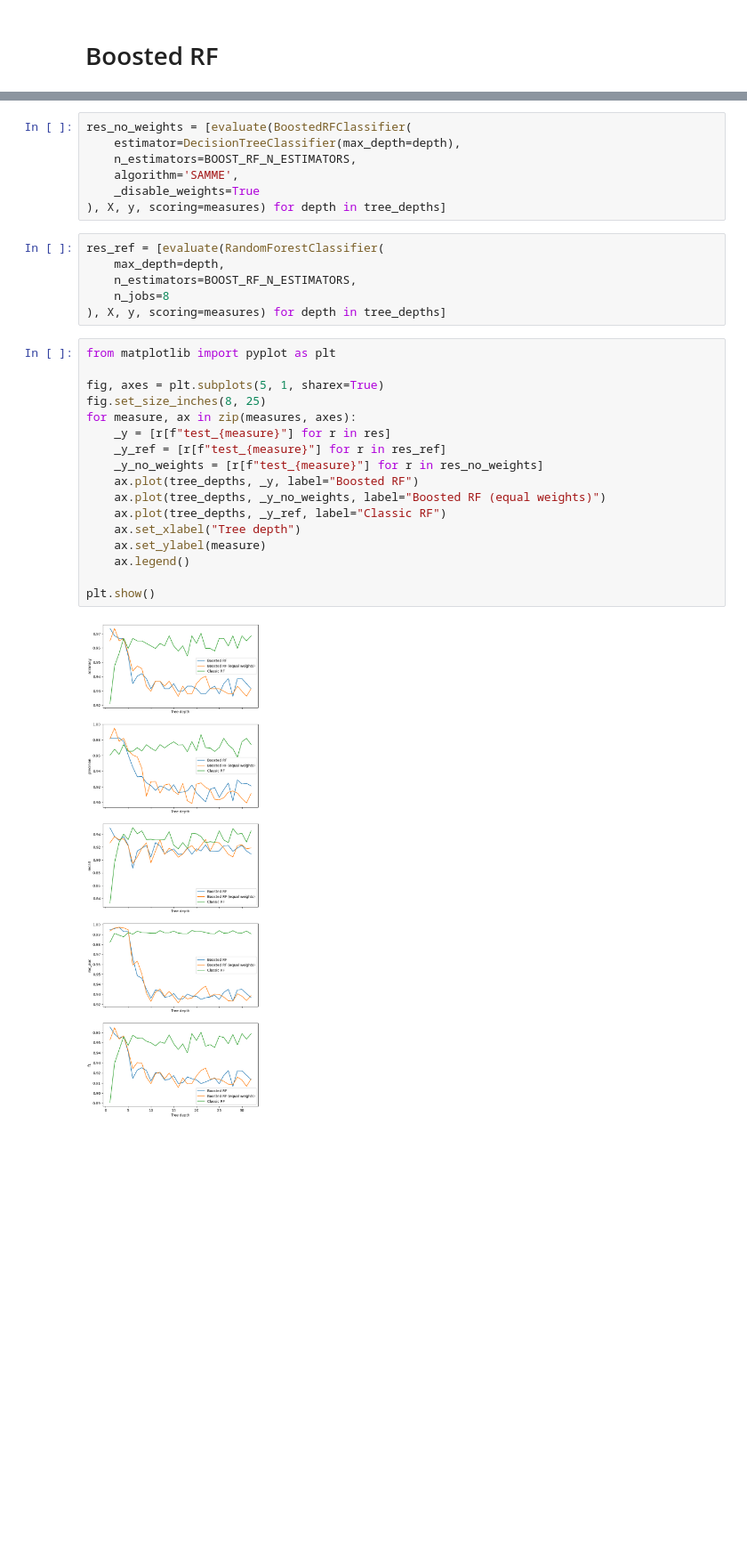
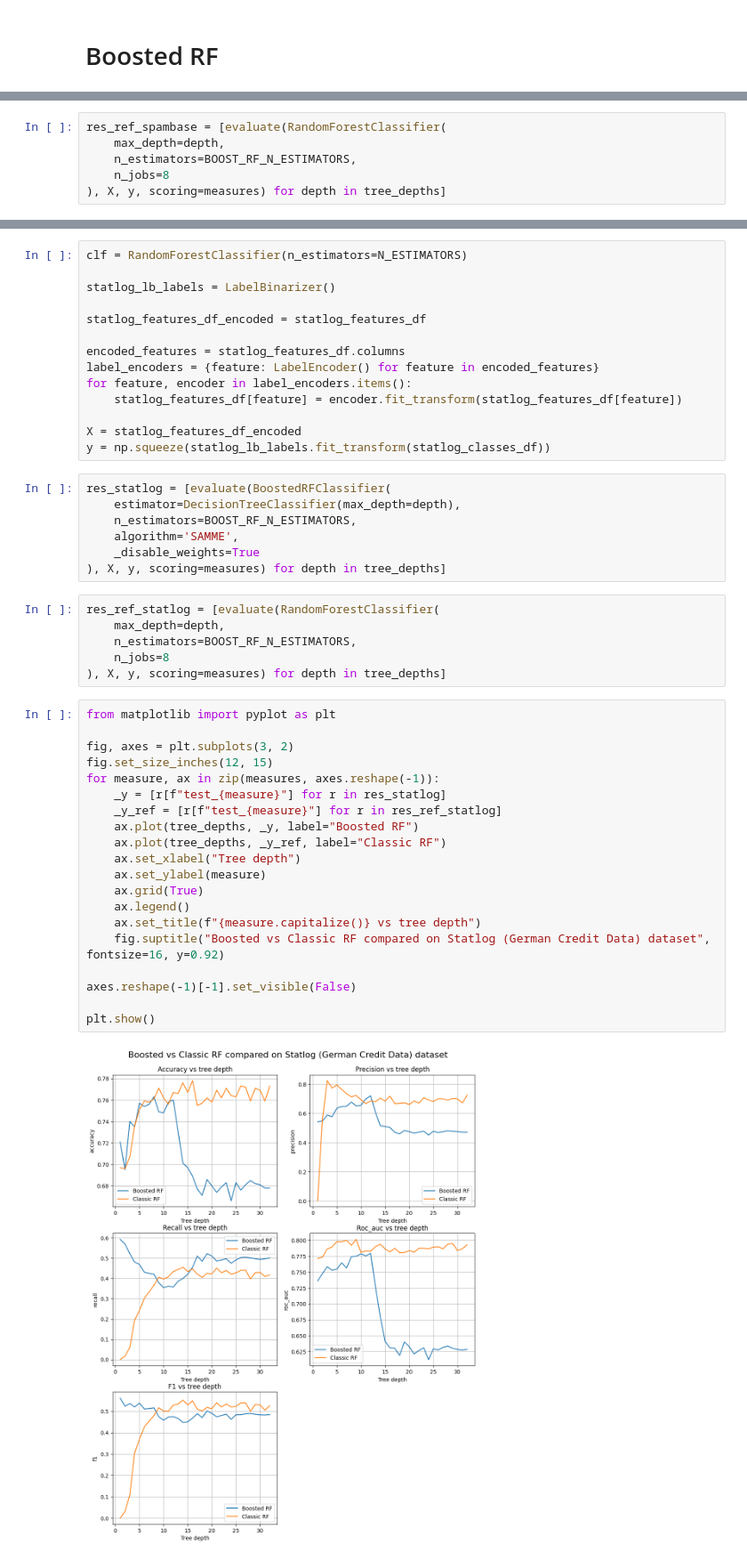
Before and after one commit to wz7475/Ensemble-RF-based-models, a Jupyter notebook: boosted_rf.ipynb, the cells around one changed output, grey strips where cells are left out. Shown at 89% size. Drawn from its saved outputs; the diff is of its cells as text; blank space fills up the shorter version.

Commit message:
Use statlog and spambase datasets for boosted rf

```diff
--- a/boosted_rf.ipynb
+++ b/boosted_rf.ipynb
@@ -313 +146,7 @@ res = [evaluate(BoostedRFClassifier(
 ), X, y, scoring=measures) for depth in tree_depths]
+# %%
+res_ref_spambase = [evaluate(RandomForestClassifier(
+    max_depth=depth,
+    n_estimators=BOOST_RF_N_ESTIMATORS,
+    n_jobs=8
+), X, y, scoring=measures) for depth in tree_depths]
@@ -314,12 +175,26 @@ res = [evaluate(BoostedRFClassifier(
+# %%
+clf = RandomForestClassifier(n_estimators=N_ESTIMATORS)
+
+statlog_lb_labels = LabelBinarizer()
+
+statlog_features_df_encoded = statlog_features_df
+
+encoded_features = statlog_features_df.columns
+label_encoders = {feature: LabelEncoder() for feature in encoded_features}
+for feature, encoder in label_encoders.items():
+    statlog_features_df[feature] = encoder.fit_transform(statlog_features_df[feature])
+
+X = statlog_features_df_encoded
+y = np.squeeze(statlog_lb_labels.fit_transform(statlog_classes_df))
 # %%
-res_no_weights = [evaluate(BoostedRFClassifier(
+res_statlog = [evaluate(BoostedRFClassifier(
     estimator=DecisionTreeClassifier(max_depth=depth),
     n_estimators=BOOST_RF_N_ESTIMATORS,
     algorithm='SAMME',
     _disable_weights=True
 ), X, y, scoring=measures) for depth in tree_depths]
 # %%
-res_ref = [evaluate(RandomForestClassifier(
+res_ref_statlog = [evaluate(RandomForestClassifier(
     max_depth=depth,
     n_estimators=BOOST_RF_N_ESTIMATORS,
     n_jobs=8
@@ -327,19 +202,22 @@ res_ref = [evaluate(RandomForestClassifier(
 # %%
 from matplotlib import pyplot as plt
 
-fig, axes = plt.subplots(5, 1, sharex=True)
-fig.set_size_inches(8, 25)
-for measure, ax in zip(measures, axes):
-    _y = [r[f"test_{measure}"] for r in res]
-    _y_ref = [r[f"test_{measure}"] for r in res_ref]
-    _y_no_weights = [r[f"test_{measure}"] for r in res_no_weights]
+fig, axes = plt.subplots(3, 2)
+fig.set_size_inches(12, 15)
+for measure, ax in zip(measures, axes.reshape(-1)):
+    _y = [r[f"test_{measure}"] for r in res_statlog]
+    _y_ref = [r[f"test_{measure}"] for r in res_ref_statlog]
     ax.plot(tree_depths, _y, label="Boosted RF")
-    ax.plot(tree_depths, _y_no_weights, label="Boosted RF (equal weights)")
     ax.plot(tree_depths, _y_ref, label="Classic RF")
     ax.set_xlabel("Tree depth")
     ax.set_ylabel(measure)
+    ax.grid(True)
     ax.legend()
+    ax.set_title(f"{measure.capitalize()} vs tree depth")
+    fig.suptitle("Boosted vs Classic RF compared on Statlog (German Credit Data) dataset", fontsize=16, y=0.92)
+
+axes.reshape(-1)[-1].set_visible(False)
 
 plt.show()
 # %% [output]
-[figure, old version]
+[figure, new version]
```
Also changed, not shown: parts of 28 cells of this notebook, 1 other file.
